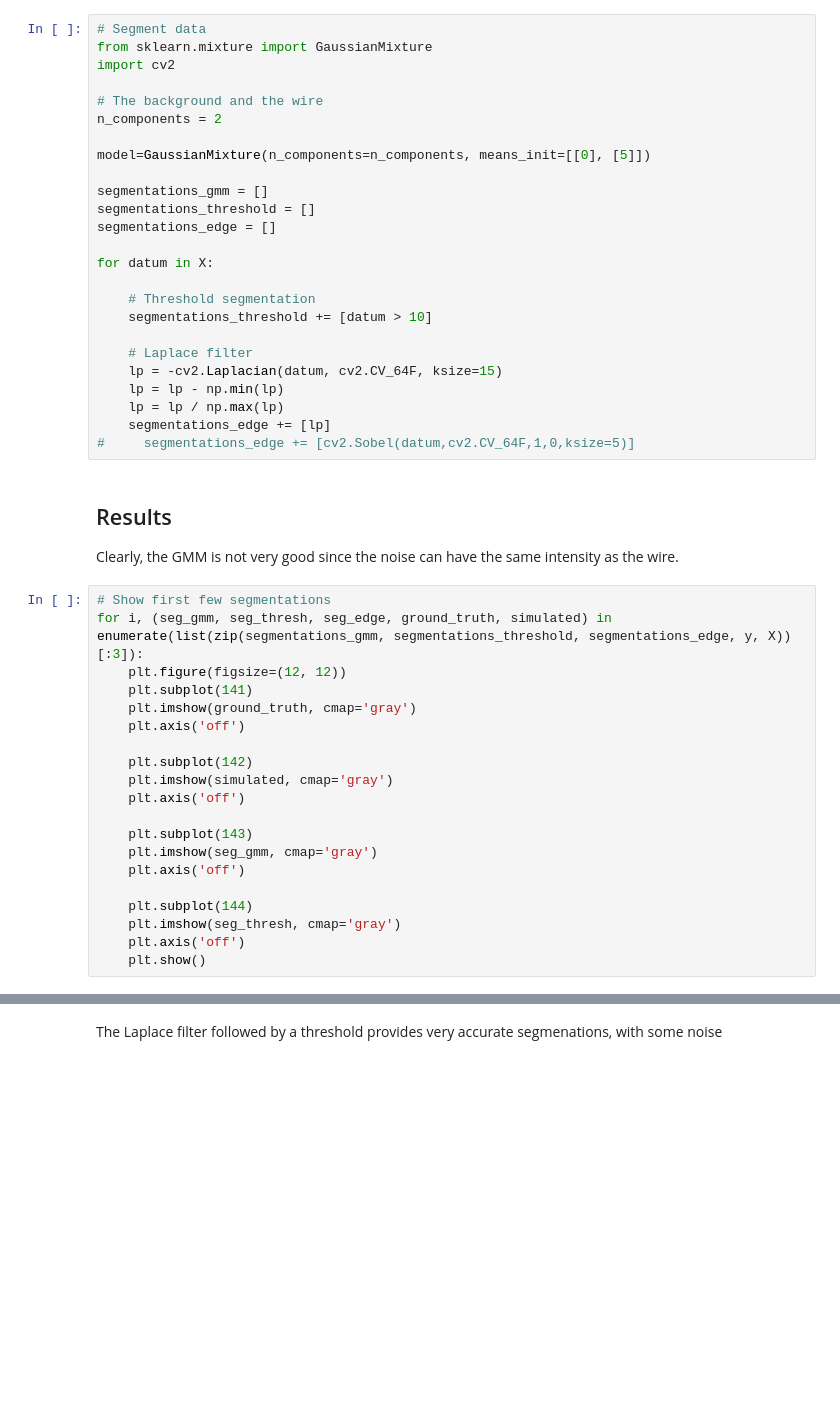
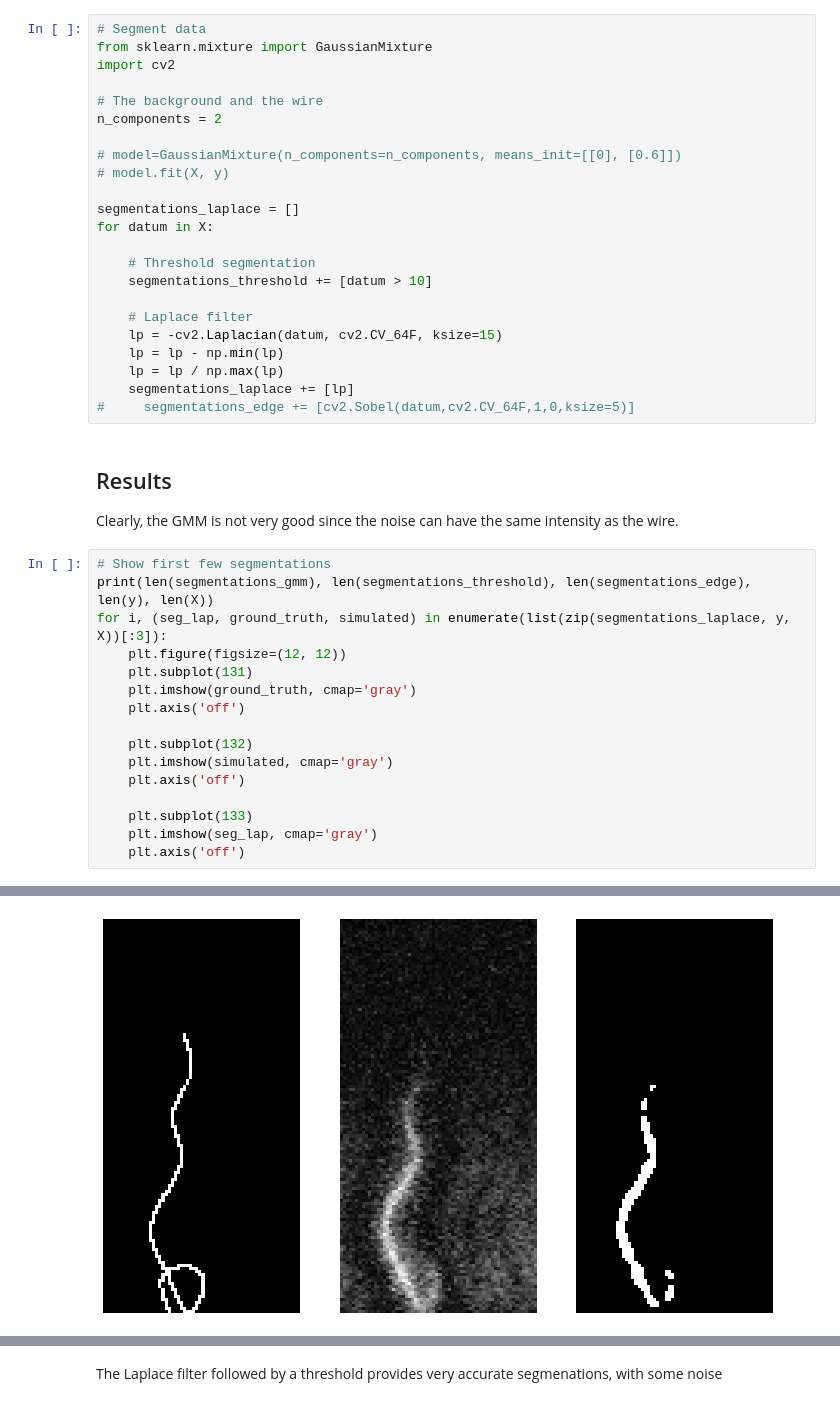
Before and after one commit to RobbieHolland/AIWire, a Jupyter notebook: classical_segmentation.ipynb, the cells around one changed output, grey strips where cells are left out. Cells and saved outputs as stored; diff of their text form; blank space fills up the shorter version.

```diff
--- a/classical_segmentation.ipynb
+++ b/classical_segmentation.ipynb
@@ -105,12 +117,10 @@ import cv2
 # The background and the wire
 n_components = 2
 
-model=GaussianMixture(n_components=n_components, means_init=[[0], [5]])
+# model=GaussianMixture(n_components=n_components, means_init=[[0], [0.6]])
+# model.fit(X, y)
 
-segmentations_gmm = []
-segmentations_threshold = []
-segmentations_edge = []
-
+segmentations_laplace = []
 for datum in X:
 
     # Threshold segmentation
@@ -120,7 +130,7 @@ for datum in X:
     lp = -cv2.Laplacian(datum, cv2.CV_64F, ksize=15)
     lp = lp - np.min(lp)
     lp = lp / np.max(lp)
-    segmentations_edge += [lp]
+    segmentations_laplace += [lp]
 #     segmentations_edge += [cv2.Sobel(datum,cv2.CV_64F,1,0,ksize=5)]
 # %% [markdown]
 ## Results
@@ -128,21 +138,18 @@ for datum in X:
 Clearly, the GMM is not very good since the noise can have the same intensity as the wire.
 # %%
 # Show first few segmentations
-for i, (seg_gmm, seg_thresh, seg_edge, ground_truth, simulated) in enumerate(list(zip(segmentations_gmm, segmentations_threshold, segmentations_edge, y, X))[:3]):
+print(len(segmentations_gmm), len(segmentations_threshold), len(segmentations_edge), len(y), len(X))
+for i, (seg_lap, ground_truth, simulated) in enumerate(list(zip(segmentations_laplace, y, X))[:3]):
     plt.figure(figsize=(12, 12))
-    plt.subplot(141)
+    plt.subplot(131)
     plt.imshow(ground_truth, cmap='gray')
     plt.axis('off')
 
-    plt.subplot(142)
+    plt.subplot(132)
     plt.imshow(simulated, cmap='gray')
     plt.axis('off')
 
-    plt.subplot(143)
-    plt.imshow(seg_gmm, cmap='gray')
+    plt.subplot(133)
+    plt.imshow(seg_lap, cmap='gray')
     plt.axis('off')
-
-    plt.subplot(144)
-    plt.imshow(seg_thresh, cmap='gray')
-    plt.axis('off')
-    plt.show()
+# %% [output]
@@ -148,0 +157 @@ for i, (seg_gmm, seg_thresh, seg_edge, ground_truth, simulated) in enumerate(lis
+[figure, added]
```
Also changed, not shown: parts of 15 cells of this notebook, 2 other files.
